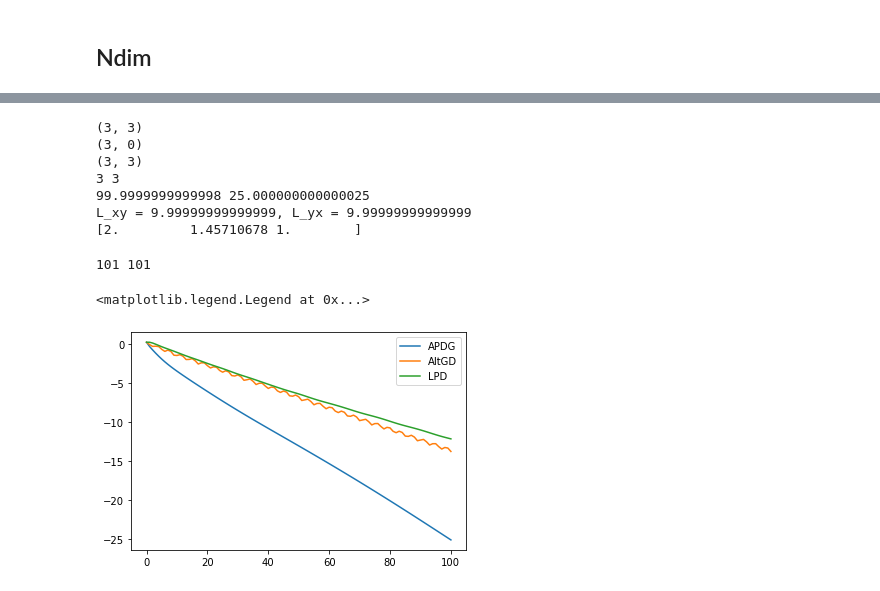
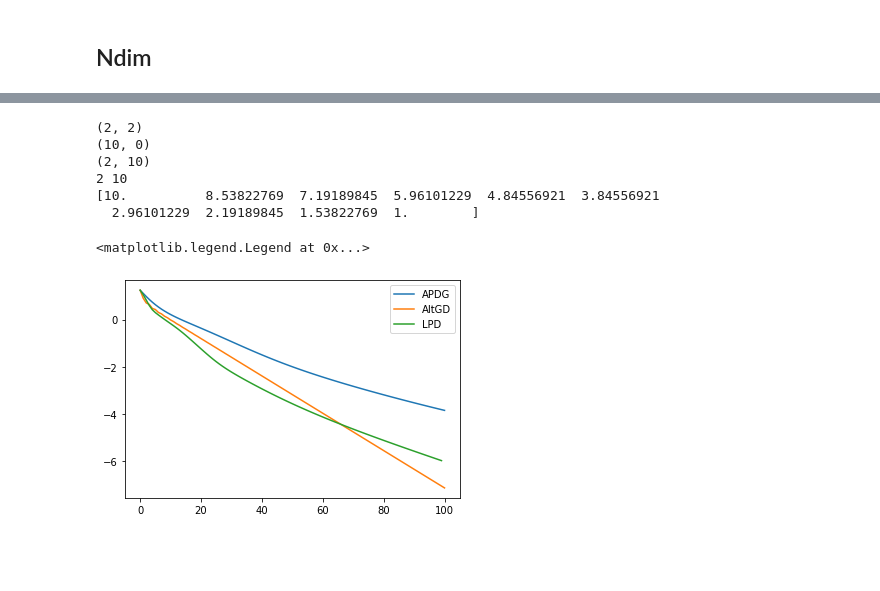
Before and after one commit to mrph2898/MASS, a Jupyter notebook: experiments/Nef.ipynb, the cells around one changed output, grey strips where cells are left out. Saved outputs shown, nothing was run; the diff lists cells and outputs as text; code cells hidden in the pictures; blank space fills up the shorter version.

```diff
--- a/experiments/Nef.ipynb
+++ b/experiments/Nef.ipynb
@@ -77,38 +76,36 @@ plt.legend()
 # %%
 import scipy.linalg as sla
 
-nx=3
-ny=3
+nx=2
+ny=10
 
-problem_n = pr.BilinearQuadraticSaddle.with_parameters(nx=nx, ny=ny, L_x=2, mu_x=1, L_y=2, mu_y=1, L_xy=10, mu_xy=5)
+problem_n = pr.BilinearQuadraticSaddle.with_parameters(nx=nx, ny=ny, L_x=10, mu_x=1, L_y=10, mu_y=1, L_xy=13.99959999, mu_xy=2)
 print(sla.svdvals(problem_n.C))
 params = {'apdg': None,
           'altgd': 0.1,
           'AA': 0.5
          }
  # {'simgd':0.05, 'altgd':0.1, 'avg':1, 'adam':0.01, 'eg':0.6,'omd':0.3, 'fr':0.05,'AA':0.5}
 
 x0 = np.random.randn(nx, )
 y0 = np.random.randn(ny, )
 type2=True
 iteration = 100
 k =  10
 loss_f3, xpath_f3, ypath_f3 = ut.main(problem_n, iteration, x0.copy(), y0.copy(), params, k=k)
 
 %matplotlib inline
 import numpy as np
 plt.plot(np.log(loss_f3[0]), label="APDG")
 plt.plot(np.log(loss_f3[1]), label="AltGD")
 plt.plot(np.log(loss_f3[7]), label="LPD")
 plt.legend()
 # %% [output]
-(3, 3)
-(3, 0)
-(3, 3)
-3 3
-99.9999999999998 25.000000000000025
-L_xy = 9.99999999999999, L_yx = 9.99999999999999
-[2.         1.45710678 1.        ]
+(2, 2)
+(10, 0)
+(2, 10)
+2 10
+[10.          8.53822769  7.19189845  5.96101229  4.84556921  3.84556921
+  2.96101229  2.19189845  1.53822769  1.        ]
-101 101
+<matplotlib.legend.Legend at 0x...>
-<matplotlib.legend.Legend at 0x...>
-[figure, old version]
+[figure, new version]
```
Also changed, not shown: parts of 3 cells of this notebook, 4 other files.
